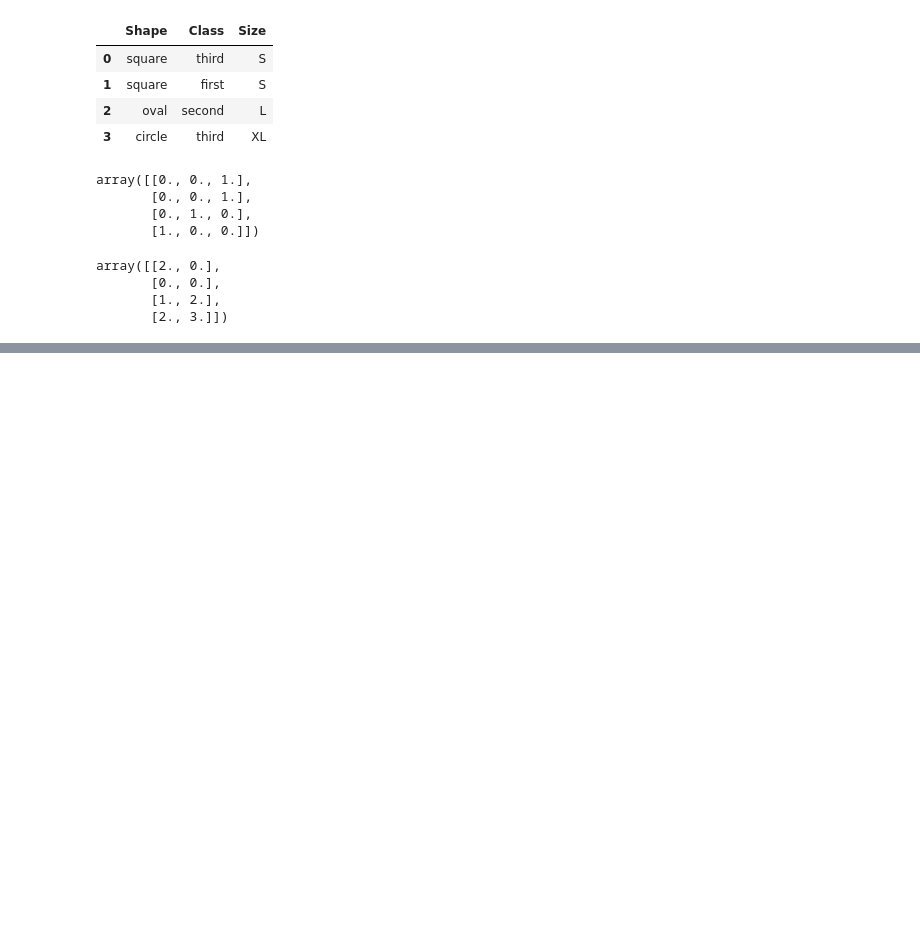
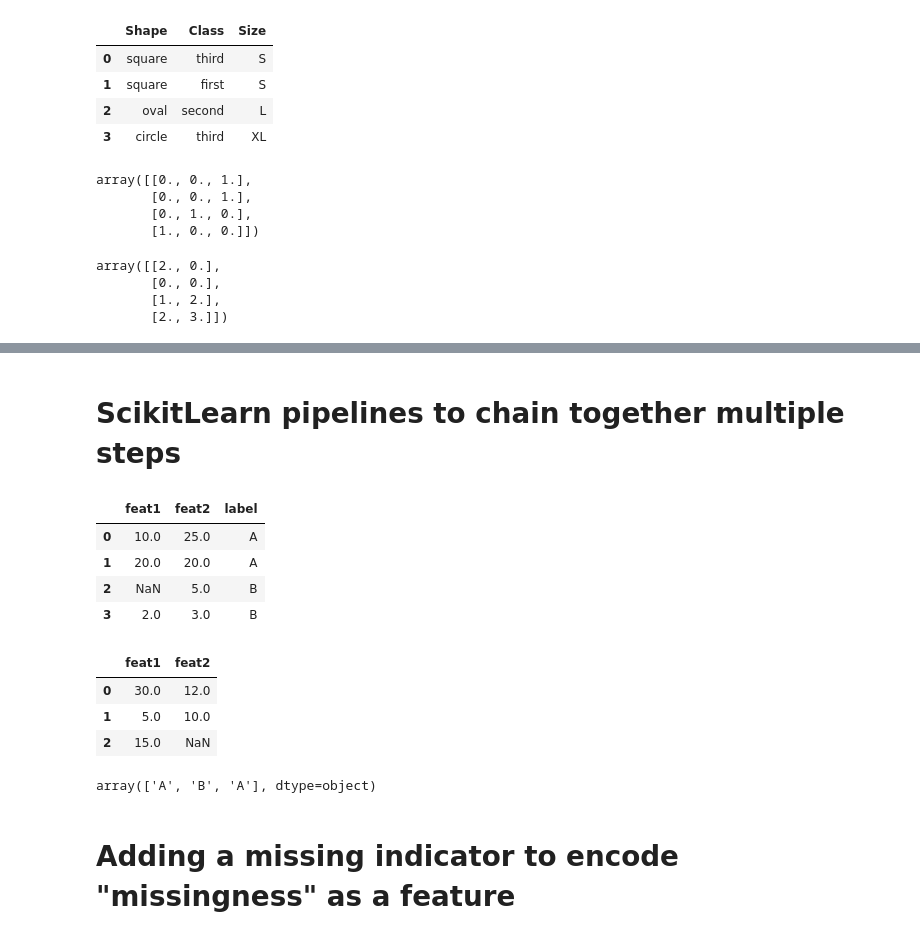
Before and after one commit to DenisVasil/ScikitLearn, a Jupyter notebook: scikitLearn.ipynb, the cells around one changed output, grey strips where cells are left out. Saved outputs shown, nothing was run; the diff lists cells and outputs as text; code cells hidden in the pictures; blank space fills up the shorter version.

```diff
--- a/scikitLearn.ipynb
+++ b/scikitLearn.ipynb
@@ -246,0 +289,7 @@ array([[2., 0.],
+# %% [markdown]
+# ScikitLearn pipelines to chain together multiple steps
+# %%
+import pandas as pd
+import numpy as np
+train = pd.DataFrame({'feat1':[10, 20, np.nan, 2], 'feat2':[25., 20, 5, 3], 'label':['A', 'A', 'B', 'B']})
+test = pd.DataFrame({'feat1':[30., 5, 15], 'feat2':[12, 10, np.nan]})
@@ -246,0 +306,15 @@ array([[2., 0.],
+# %%
+train
+# %% [output]
+|  | feat1 | feat2 | label |
+| 0 | 10.0 | 25.0 | A |
+| 1 | 20.0 | 20.0 | A |
+| 2 | NaN | 5.0 | B |
+| 3 | 2.0 | 3.0 | B |
+# %%
+test
+# %% [output]
+|  | feat1 | feat2 |
+| 0 | 30.0 | 12.0 |
+| 1 | 5.0 | 10.0 |
+| 2 | 15.0 | NaN |
@@ -246,0 +326,9 @@ array([[2., 0.],
+# %%
+# pipeline applies the imputer to X before fitting the classifier
+pipe.fit(X,y)
+# pipeline applies the imputer to X before fitting the classifier
+pipe.predict(X_new)
+# %% [output]
+array(['A', 'B', 'A'], dtype=object)
+# %% [markdown]
+# Adding a missing indicator to encode "missingness" as a feature
```
Also changed, not shown: parts of 27 cells of this notebook.
